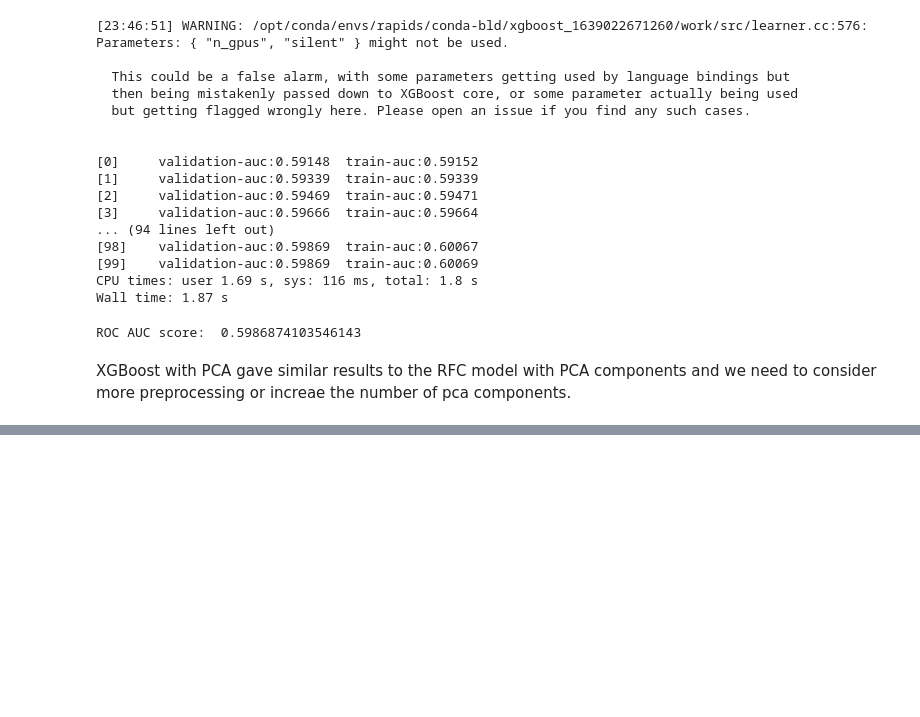
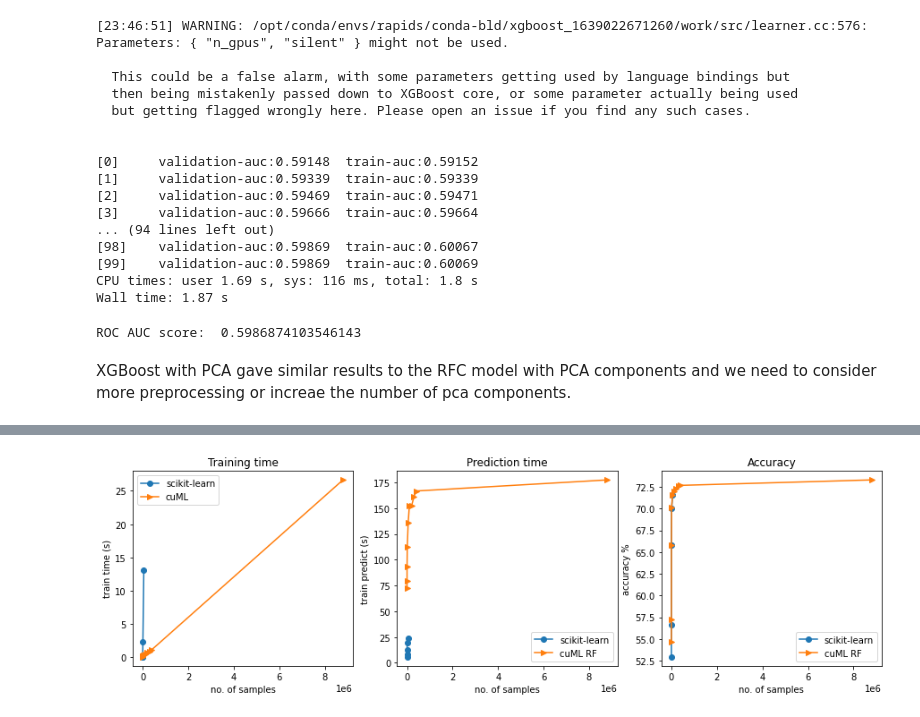
Before and after one commit to AbdullahTabassam/Higgs_Boson_Classifier, a Jupyter notebook: Combined.ipynb, the cells around one changed output, grey strips where cells are left out. Cells and saved outputs as stored; diff of their text form; code cells hidden in the pictures; blank space fills up the shorter version.

```diff
--- a/Combined.ipynb
+++ b/Combined.ipynb
@@ -718,0 +855,9 @@ XGBoost with PCA gave similar results to the RFC model with PCA components and w
+# %%
+params = {
+    'n_estimators' : 100, # Number of trees in RF
+    'max_depth'    : 16,  # max depth of each tree
+    'random_state' : 72   # random seed
+}
+# %%
+m_list = [10, 100, 1000, 10000, 50000, 100000, 200000, 300000, 400000, X_train.shape[0]]
+result_cuml, result_sklearn = CPU_GPU_Metrics(X_train_scaled, X_test_scaled, y_train, y_test, m_list, params)
@@ -718,0 +885,30 @@ XGBoost with PCA gave similar results to the RFC model with PCA components and w
+# %%
+fig = plt.figure(figsize = (15,4))
+ax = fig.add_subplot(131)
+ax.plot(result_sklearn[:,0], result_sklearn[:,1], 'o-', label='scikit-learn')
+
+ax.plot(result_cuml[:,0], result_cuml[:,1], '>-', label='cuML')
+
+ax.set_xlabel('no. of samples')
+ax.set_ylabel('train time (s)')
+ax.legend()
+ax.set_title('Training time')
+
+ax = fig.add_subplot(132)
+ax.plot(result_sklearn[:,0], result_sklearn[:,2], 'o-', label='scikit-learn')
+ax.plot(result_cuml[:,0], result_cuml[:,2], '>-', label='cuML RF')
+ax.set_xlabel('no. of samples')
+ax.set_ylabel('train predict (s)')
+ax.legend()
+ax.set_title('Prediction time')
+
+ax = fig.add_subplot(133)
+ax.plot(result_sklearn[:,0], result_sklearn[:,3]*100, 'o-', label='scikit-learn')
+ax.plot(result_cuml[:,0], result_cuml[:,3]*100, '>-', label='cuML RF')
+ax.set_xlabel('no. of samples')
+ax.set_ylabel('accuracy %')
+ax.legend()
+ax.set_title('Accuracy')
+plt.show()
+# %% [output]
+[figure, added]
```
Also changed, not shown: parts of 28 cells of this notebook.
